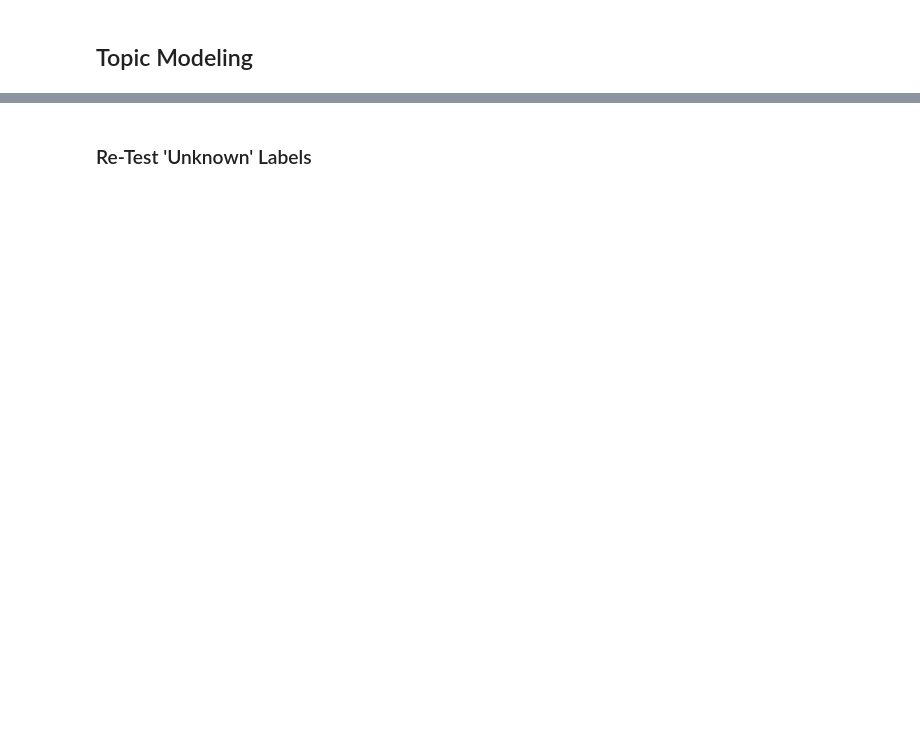
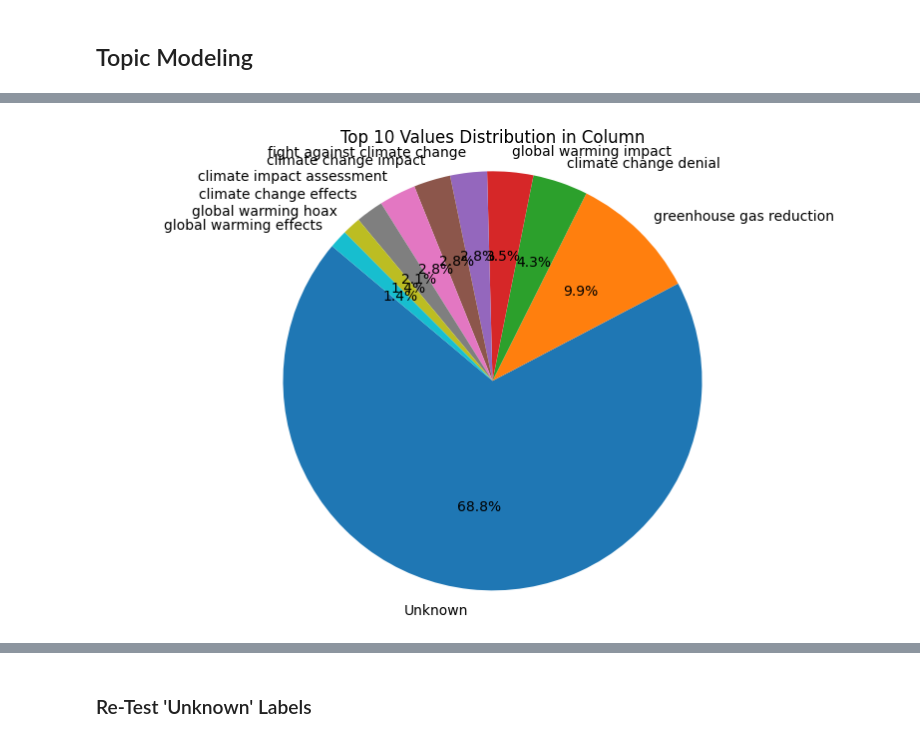
Before and after one commit to giantmagellan/climate-lang-processing, a Jupyter notebook: scripts/scripts_test.ipynb, the cells around one changed output, grey strips where cells are left out. Cells and saved outputs as stored; diff of their text form; code cells hidden in the pictures; blank space fills up the shorter version.

```diff
--- a/scripts/scripts_test.ipynb
+++ b/scripts/scripts_test.ipynb
@@ -62,0 +87,13 @@ gpt_output_df
+# %%
+# Value counts of labels
+top_10_labels = gpt_output_df['gpt_topic_label'].value_counts().nlargest(10)
+
+# Creating the pie chart
+plt.figure(figsize=(10, 6))
+plt.pie(top_10_labels, labels=top_10_labels.index, autopct='%1.1f%%', startangle=140)
+plt.title('Top 10 Values Distribution in Column')
+plt.axis('equal')  # Equal aspect ratio ensures that pie is drawn as a circle.
+
+plt.show()
+# %% [output]
+[figure, added]
```
Also changed, not shown: parts of 19 cells of this notebook, 2 other files.
